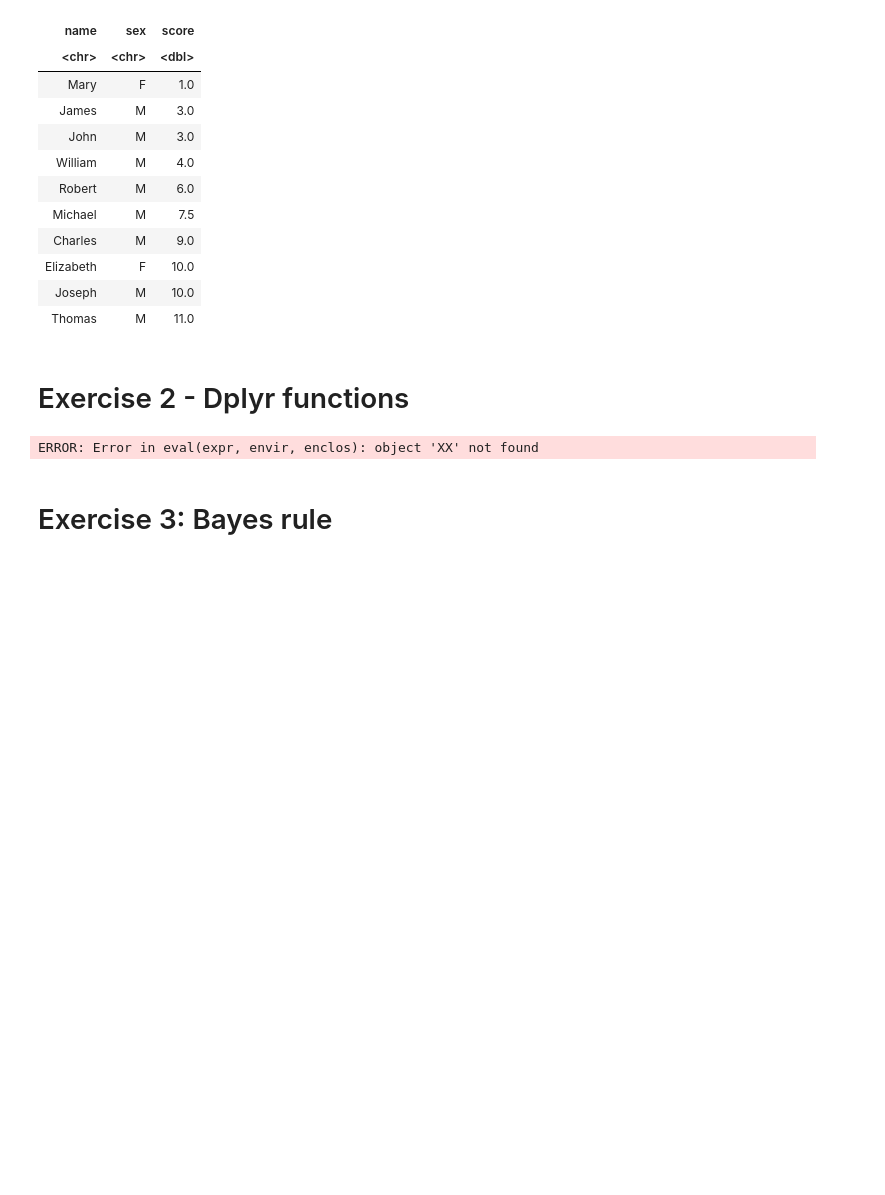
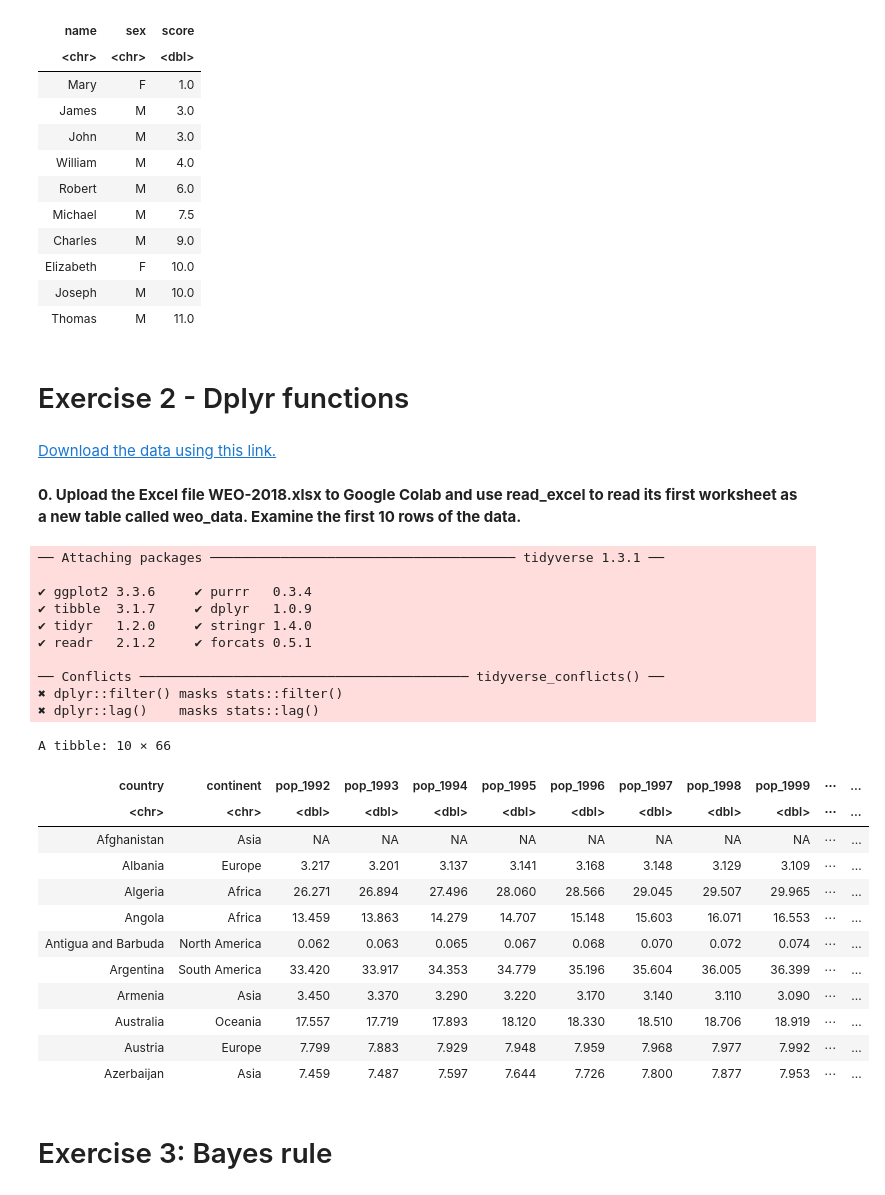
Before and after one commit to 5harad/API201-2022, a Jupyter notebook: review_sessions/review_9/review_9_answers.ipynb, the cells around one changed output. Drawn from its saved outputs; the diff is of its cells as text; code cells hidden in the pictures; blank space fills up the shorter version.

Commit message:
Edits to review session 9.

```diff
--- a/review_sessions/review_9/review_9_answers.ipynb
+++ b/review_sessions/review_9/review_9_answers.ipynb
@@ -203,8 +203,41 @@ A grouped_df: 10 × 3
 | Thomas | M | 11.0 |
 # %% [markdown]
 # Exercise 2 - Dplyr functions
-# %%
-XX USE CONTINENT DATA, RANK, ETC.
-XX MAYBE KEEP IT INSTEAD OF BABYNAMES?
-# %% [output]
-ERROR: Error in eval(expr, envir, enclos): object 'XX' not found
+# %% [markdown]
+[Download the data using this link.](https://docs.google.com/spreadsheets/d/1OaSj9w7Kg9FX4gsPZNH119EUaP_1Ndgy/edit?usp=sharing&ouid=114565474064234702477&rtpof=true&sd=true)
+# %% [markdown]
+**0. Upload the Excel file WEO-2018.xlsx to Google Colab and use read_excel to read its first worksheet as a new table called weo_data. Examine the first 10 rows of the data.**
+# %%
+library(tidyverse)
+library(readxl)
+
+# Your answer here!
+
+# START
+weo_data <- read_excel(path = "WEO-2018.xlsx", sheet = 1)
+head(weo_data, 10)
+# END
+# %% [output]
+── Attaching packages ─────────────────────────────────────── tidyverse 1.3.1 ──
+
+✔ ggplot2 3.3.6     ✔ purrr   0.3.4
+✔ tibble  3.1.7     ✔ dplyr   1.0.9
+✔ tidyr   1.2.0     ✔ stringr 1.4.0
+✔ readr   2.1.2     ✔ forcats 0.5.1
+
+── Conflicts ────────────────────────────────────────── tidyverse_conflicts() ──
+✖ dplyr::filter() masks stats::filter()
+✖ dplyr::lag()    masks stats::lag()
+A tibble: 10 × 66
+| country | continent | pop_1992 | pop_1993 | pop_1994 | pop_1995 | pop_1996 | pop_1997 | pop_1998 | pop_1999 | ⋯ | ... |
+| <chr> | <chr> | <dbl> | <dbl> | <dbl> | <dbl> | <dbl> | <dbl> | <dbl> | <dbl> | ⋯ | ... |
+| Afghanistan | Asia | NA | NA | NA | NA | NA | NA | NA | NA | ⋯ | ... |
+| Albania | Europe | 3.217 | 3.201 | 3.137 | 3.141 | 3.168 | 3.148 | 3.129 | 3.109 | ⋯ | ... |
+| Algeria | Africa | 26.271 | 26.894 | 27.496 | 28.060 | 28.566 | 29.045 | 29.507 | 29.965 | ⋯ | ... |
+| Angola | Africa | 13.459 | 13.863 | 14.279 | 14.707 | 15.148 | 15.603 | 16.071 | 16.553 | ⋯ | ... |
+| Antigua and Barbuda | North America | 0.062 | 0.063 | 0.065 | 0.067 | 0.068 | 0.070 | 0.072 | 0.074 | ⋯ | ... |
+| Argentina | South America | 33.420 | 33.917 | 34.353 | 34.779 | 35.196 | 35.604 | 36.005 | 36.399 | ⋯ | ... |
+| Armenia | Asia | 3.450 | 3.370 | 3.290 | 3.220 | 3.170 | 3.140 | 3.110 | 3.090 | ⋯ | ... |
+| Australia | Oceania | 17.557 | 17.719 | 17.893 | 18.120 | 18.330 | 18.510 | 18.706 | 18.919 | ⋯ | ... |
+| Austria | Europe | 7.799 | 7.883 | 7.929 | 7.948 | 7.959 | 7.968 | 7.977 | 7.992 | ⋯ | ... |
+| Azerbaijan | Asia | 7.459 | 7.487 | 7.597 | 7.644 | 7.726 | 7.800 | 7.877 | 7.953 | ⋯ | ... |
```
Also changed, not shown: parts of 5 cells of this notebook, 1 other file.
